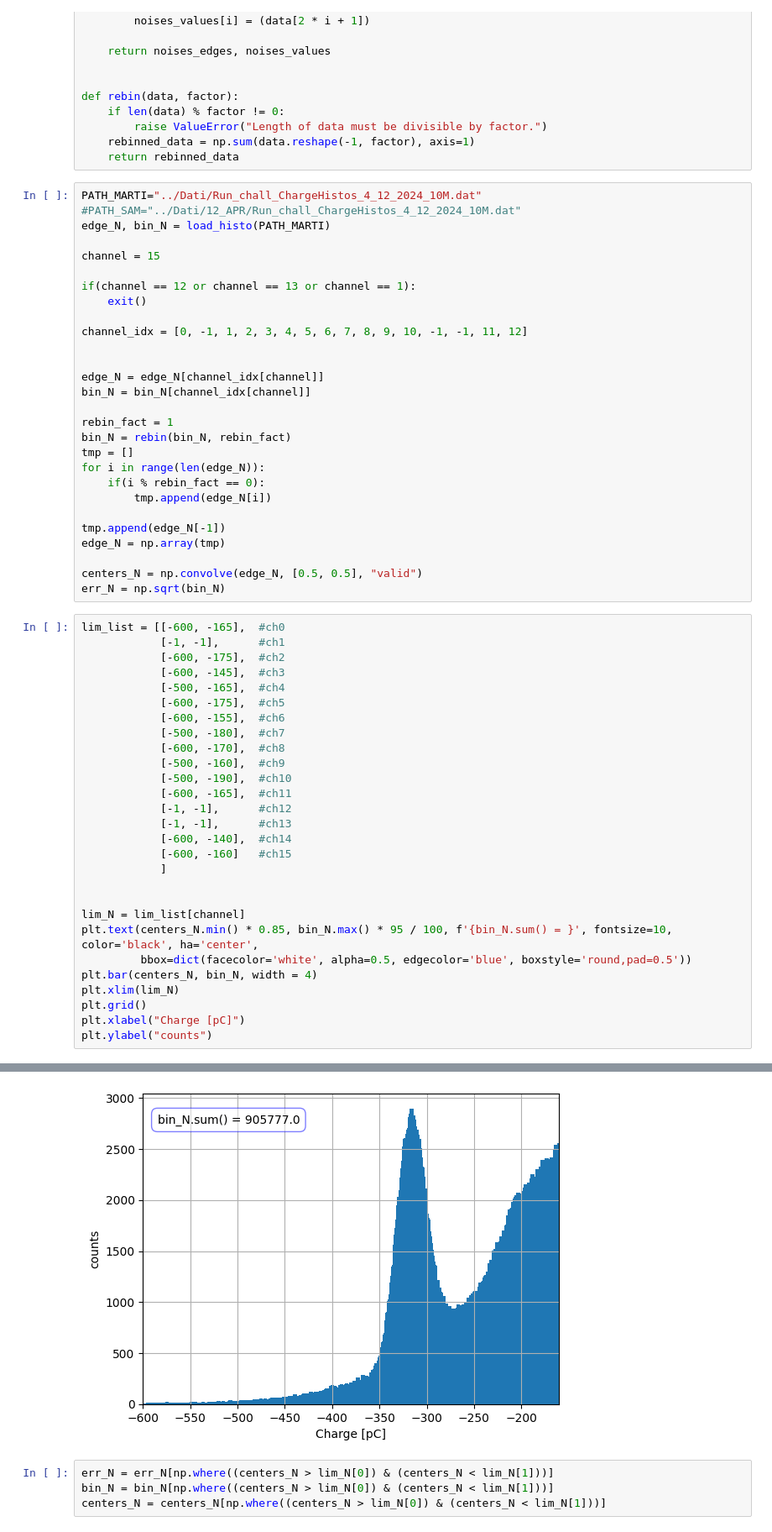
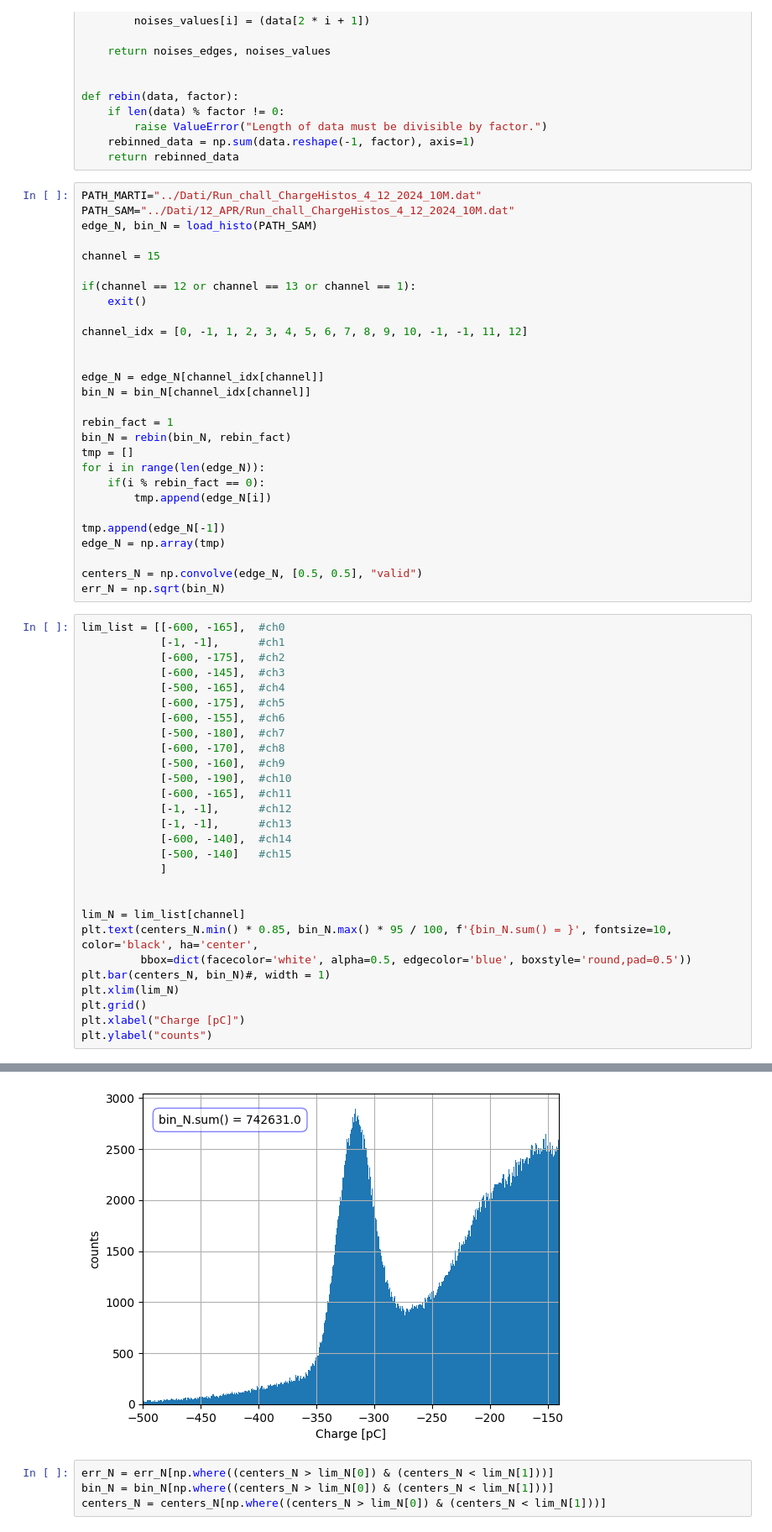
Before and after one commit to 0-DvD-0/Sfera, a Jupyter notebook: Jupyter/Fit_all_prova_ripulito.ipynb, the cells around one changed output, grey strips where cells are left out. Shown at 84% size. Drawn from its saved outputs; the diff is of its cells as text.

```diff
--- a/Jupyter/Fit_all_prova_ripulito.ipynb
+++ b/Jupyter/Fit_all_prova_ripulito.ipynb
@@ -28,8 +28,8 @@ def rebin(data, factor):
     return rebinned_data
 # %%
 PATH_MARTI="../Dati/Run_chall_ChargeHistos_4_12_2024_10M.dat"
-#PATH_SAM="../Dati/12_APR/Run_chall_ChargeHistos_4_12_2024_10M.dat"
-edge_N, bin_N = load_histo(PATH_MARTI)
+PATH_SAM="../Dati/12_APR/Run_chall_ChargeHistos_4_12_2024_10M.dat"
+edge_N, bin_N = load_histo(PATH_SAM)
 
 channel = 15
 
@@ -57,34 +57,34 @@ err_N = np.sqrt(bin_N)
 # %%
 lim_list = [[-600, -165],  #ch0
             [-1, -1],      #ch1
             [-600, -175],  #ch2
             [-600, -145],  #ch3
             [-500, -165],  #ch4
             [-600, -175],  #ch5
             [-600, -155],  #ch6
             [-500, -180],  #ch7
             [-600, -170],  #ch8
             [-500, -160],  #ch9
             [-500, -190],  #ch10
             [-600, -165],  #ch11
             [-1, -1],      #ch12
             [-1, -1],      #ch13
             [-600, -140],  #ch14
-            [-600, -160]   #ch15
+            [-500, -140]   #ch15
             ]
 
 
 lim_N = lim_list[channel]
 plt.text(centers_N.min() * 0.85, bin_N.max() * 95 / 100, f'{bin_N.sum() = }', fontsize=10, color='black', ha='center',
          bbox=dict(facecolor='white', alpha=0.5, edgecolor='blue', boxstyle='round,pad=0.5'))
-plt.bar(centers_N, bin_N, width = 4)
+plt.bar(centers_N, bin_N)#, width = 1)
 plt.xlim(lim_N)
 plt.grid()
 plt.xlabel("Charge [pC]")
 plt.ylabel("counts")
 # %% [output]
 Text(0, 0.5, 'counts')
-[figure, old version]
+[figure, new version]
 # %%
 err_N = err_N[np.where((centers_N > lim_N[0]) & (centers_N < lim_N[1]))]
 bin_N = bin_N[np.where((centers_N > lim_N[0]) & (centers_N < lim_N[1]))]
```
Also changed, not shown: parts of 7 cells of this notebook, 1 other file.
